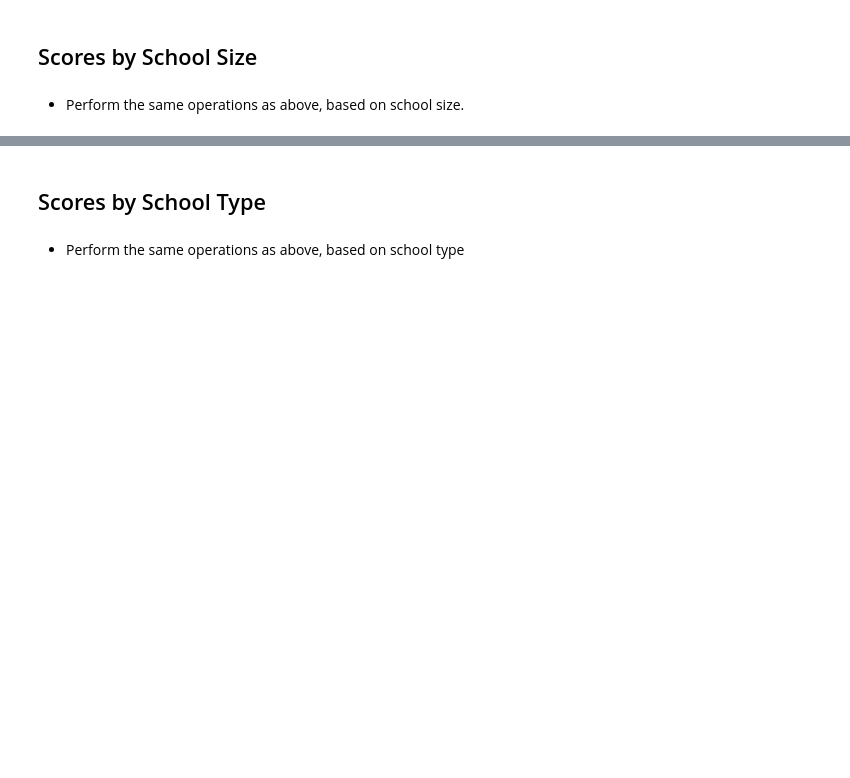
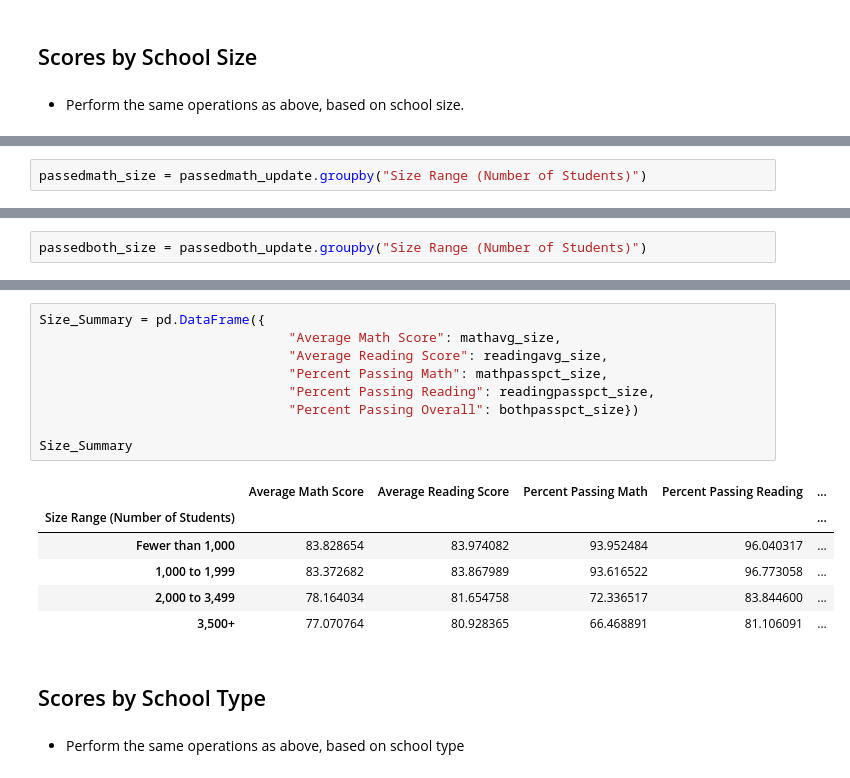
Before and after one commit to leah-handel/Pandas-Challenge, a Jupyter notebook: PyCitySchools_starter.ipynb, the cells around one changed output, grey strips where cells are left out. Saved outputs shown, nothing was run; the diff lists cells and outputs as text; blank space fills up the shorter version.

```diff
--- a/PyCitySchools_starter.ipynb
+++ b/PyCitySchools_starter.ipynb
@@ -595,0 +643,2 @@ Budget_Summary
+# %%
+passedmath_size = passedmath_update.groupby("Size Range (Number of Students)")
@@ -595,0 +656,2 @@ Budget_Summary
+# %%
+passedboth_size = passedboth_update.groupby("Size Range (Number of Students)")
@@ -596,3 +669,19 @@ Budget_Summary
+# %%
+Size_Summary = pd.DataFrame({
+                                "Average Math Score": mathavg_size,
+                                "Average Reading Score": readingavg_size,
+                                "Percent Passing Math": mathpasspct_size,
+                                "Percent Passing Reading": readingpasspct_size,
+                                "Percent Passing Overall": bothpasspct_size})
+
+Size_Summary
+# %% [output]
+|  | Average Math Score | Average Reading Score | Percent Passing Math | Percent Passing Reading | ... |
+| Size Range (Number of Students) |  |  |  |  | ... |
+| Fewer than 1,000 | 83.828654 | 83.974082 | 93.952484 | 96.040317 | ... |
+| 1,000 to 1,999 | 83.372682 | 83.867989 | 93.616522 | 96.773058 | ... |
+| 2,000 to 3,499 | 78.164034 | 81.654758 | 72.336517 | 83.844600 | ... |
+| 3,500+ | 77.070764 | 80.928365 | 66.468891 | 81.106091 | ... |
 # %% [markdown]
 ## Scores by School Type
 # %% [markdown]
```
Also changed, not shown: parts of 13 cells of this notebook.
